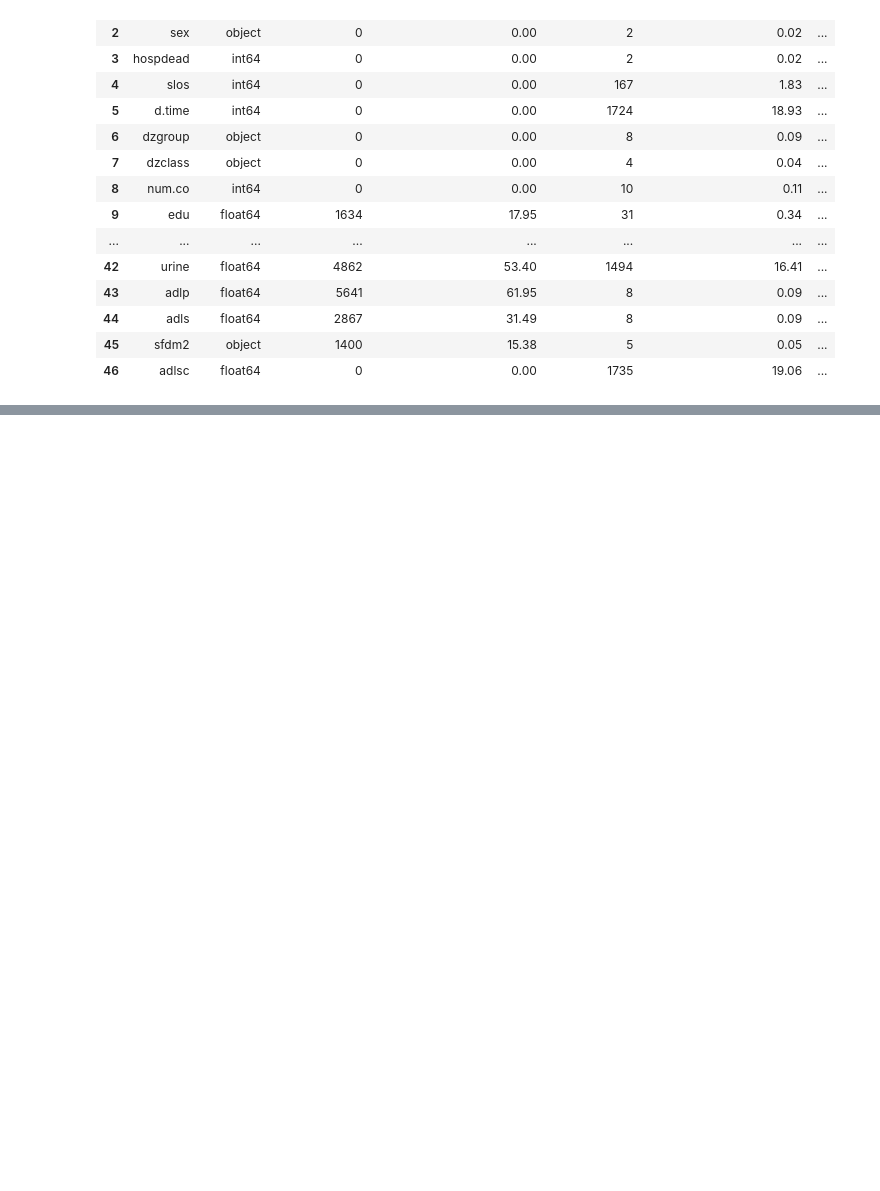
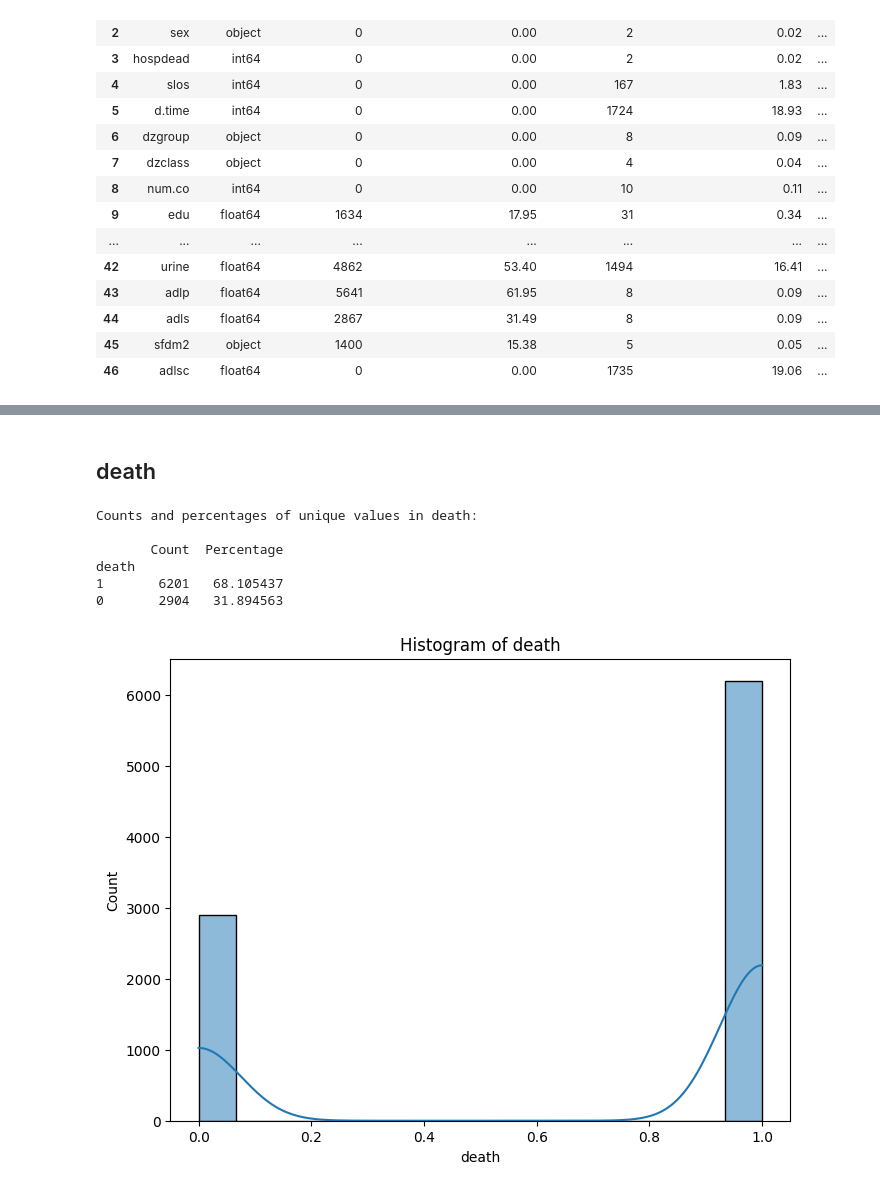
Before and after one commit to Parzon/SUPPORT2_ML_ANALYSIS, a Jupyter notebook: Support2_PyNotebook.ipynb, the cells around one changed output, grey strips where cells are left out. Saved outputs shown, nothing was run; the diff lists cells and outputs as text; code cells hidden in the pictures; blank space fills up the shorter version.

```diff
--- a/Support2_PyNotebook.ipynb
+++ b/Support2_PyNotebook.ipynb
@@ -476,0 +348,12 @@ Outliers values:
+# %% [markdown]
+## death
+# %%
+data_exploration(data, 'death')
+# %% [output]
+Counts and percentages of unique values in death:
+
+       Count  Percentage
+death
+1       6201   68.105437
+0       2904   31.894563
+[figure, added]
```
Also changed, not shown: parts of 111 cells of this notebook, 1 other file.
